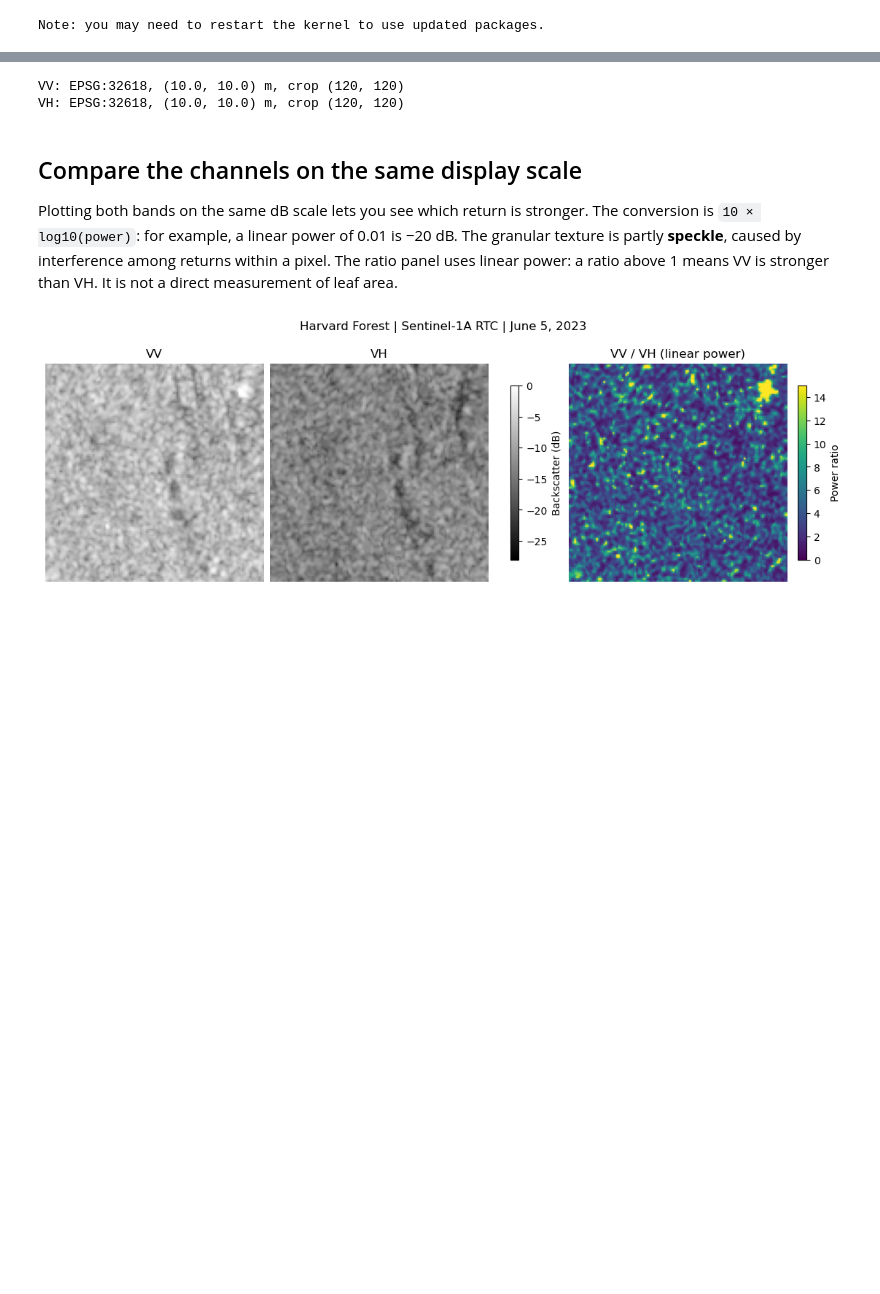
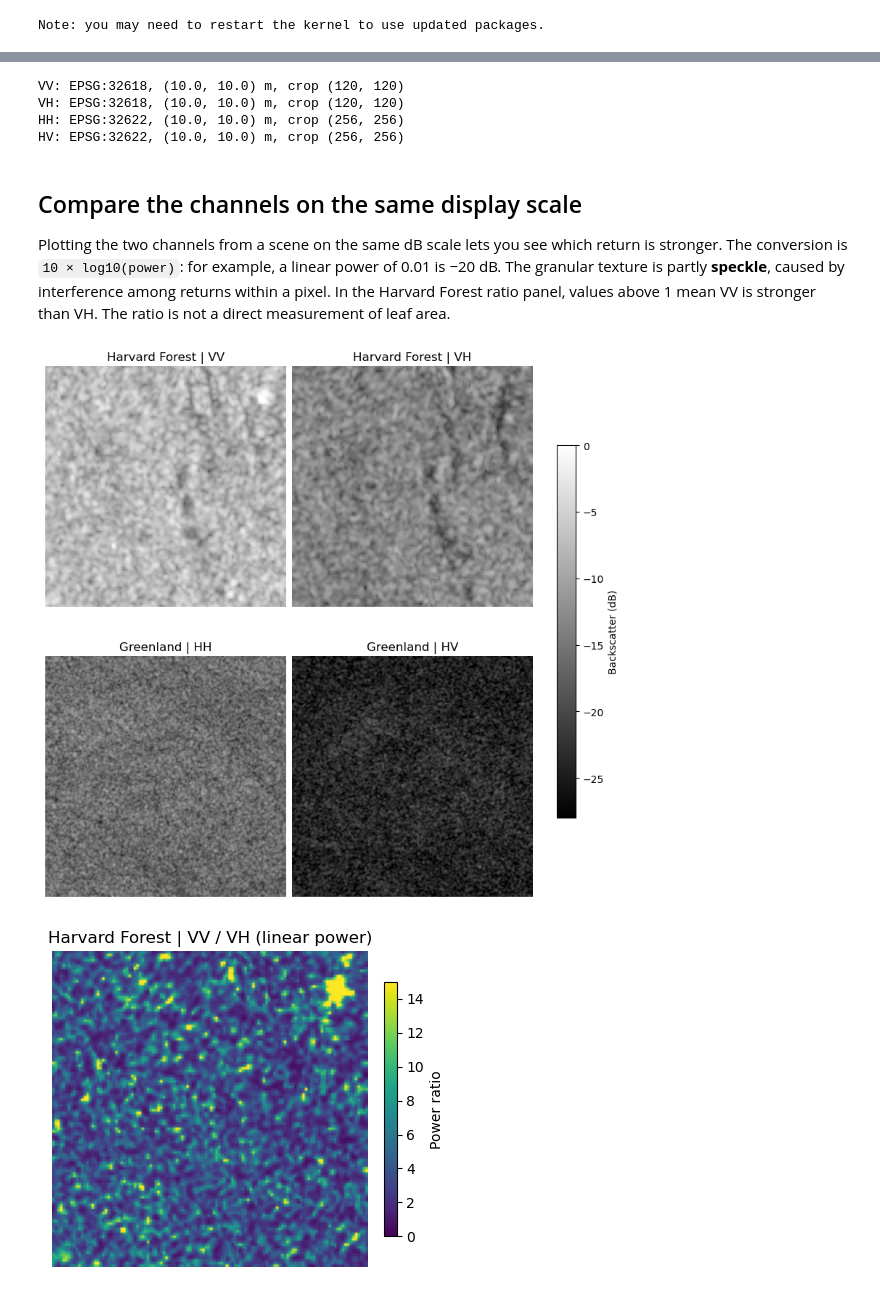
Before and after one commit to jfemiani/cse620b-public, a Jupyter notebook: Lessons/11-Remote-Sensing-in-Forestry-and-Vegetation/demo-sentinel-1-rtc.ipynb, the cells around one changed output, grey strips where cells are left out. Drawn from its saved outputs; the diff is of its cells as text; code cells hidden in the pictures; blank space fills up the shorter version.

Commit message:
feat(demos): show all Sentinel bands and scene boundaries
Co-authored-by: Copilot <223556219+Copilot@users.noreply.github.com>

```diff
--- a/Lessons/11-Remote-Sensing-in-Forestry-and-Vegetation/demo-sentinel-1-rtc.ipynb
+++ b/Lessons/11-Remote-Sensing-in-Forestry-and-Vegetation/demo-sentinel-1-rtc.ipynb
@@ -37,32 +48,44 @@ Rasterio reads band 1 of each already-cropped GeoTIFF over the same 1.2 km squar
 # %%
 power = {}
-for polarization in ("vv", "vh"):
-    with rasterio.open(f"sentinel-1-rtc-demo/{polarization}.tif") as src:
-        values = src.read(1, masked=True)
-        power[polarization] = np.ma.masked_less_equal(np.ma.masked_invalid(values), 0)
-        print(f"{polarization.upper()}: {src.crs}, {src.res} m, crop {values.shape}")
+grids = {}
+for folder, polarizations in [
+    ("sentinel-1-rtc-demo", ("vv", "vh")),
+    ("sentinel-1-rtc-hh-hv", ("hh", "hv")),
+]:
+    for polarization in polarizations:
+        with rasterio.open(f"{folder}/{polarization}.tif") as src:
+            values = src.read(1, masked=True)
+            power[polarization] = np.ma.masked_less_equal(np.ma.masked_invalid(values), 0)
+            grids[polarization] = (src.crs, src.bounds)
+            print(f"{polarization.upper()}: {src.crs}, {src.res} m, crop {values.shape}")
 # %% [output]
 VV: EPSG:32618, (10.0, 10.0) m, crop (120, 120)
 VH: EPSG:32618, (10.0, 10.0) m, crop (120, 120)
+HH: EPSG:32622, (10.0, 10.0) m, crop (256, 256)
+HV: EPSG:32622, (10.0, 10.0) m, crop (256, 256)
 # %% [markdown]
 ## Compare the channels on the same display scale
 
-Plotting both bands on the same dB scale lets you see which return is stronger. The conversion is `10 × log10(power)`: for example, a linear power of 0.01 is −20 dB. The granular texture is partly **speckle**, caused by interference among returns within a pixel. The ratio panel uses linear power: a ratio above 1 means VV is stronger than VH. It is not a direct measurement of leaf area.
+Plotting the two channels from a scene on the same dB scale lets you see which return is stronger. The conversion is `10 × log10(power)`: for example, a linear power of 0.01 is −20 dB. The granular texture is partly **speckle**, caused by interference among returns within a pixel. In the Harvard Forest ratio panel, values above 1 mean VV is stronger than VH. The ratio is not a direct measurement of leaf area.
 # %%
-fig, axes = plt.subplots(1, 3, figsize=(11, 4), layout="constrained")
-for ax, polarization in zip(axes[:2], ("vv", "vh")):
-    decibels = 10 * np.ma.log10(power[polarization])
-    image = ax.imshow(decibels, cmap="gray", vmin=-28, vmax=0)
-    ax.set_title(polarization.upper())
-fig.colorbar(image, ax=axes[:2], shrink=0.65, label="Backscatter (dB)")
+fig, axes = plt.subplots(2, 2, figsize=(8, 8), layout="constrained")
+for ax, polarization, site in zip(
+    axes.flat, ("vv", "vh", "hh", "hv"),
+    ("Harvard Forest", "Harvard Forest", "Greenland", "Greenland"),
+):
+    image = ax.imshow(10 * np.ma.log10(power[polarization]), cmap="gray", vmin=-28, vmax=0)
+    ax.set_title(f"{site} | {polarization.upper()}")
+    ax.set_axis_off()
+fig.colorbar(image, ax=axes, shrink=0.65, label="Backscatter (dB)")
+plt.show()
 
 ratio = power["vv"] / power["vh"]
-image = axes[2].imshow(ratio, cmap="viridis", vmin=0, vmax=15)
-axes[2].set_title("VV / VH (linear power)")
-fig.colorbar(image, ax=axes[2], shrink=0.65, label="Power ratio")
-for ax in axes:
-    ax.set_axis_off()
-fig.suptitle("Harvard Forest | Sentinel-1A RTC | June 5, 2023")
+fig, ax = plt.subplots(figsize=(4, 4), layout="constrained")
+image = ax.imshow(ratio, cmap="viridis", vmin=0, vmax=15)
+ax.set_title("Harvard Forest | VV / VH (linear power)")
+ax.set_axis_off()
+fig.colorbar(image, ax=ax, shrink=0.65, label="Power ratio")
 plt.show()
 # %% [output]
-[figure, old version]
+[figure, new version]
+[figure, added]
```
Also changed, not shown: parts of 9 cells of this notebook, 10 other files.
